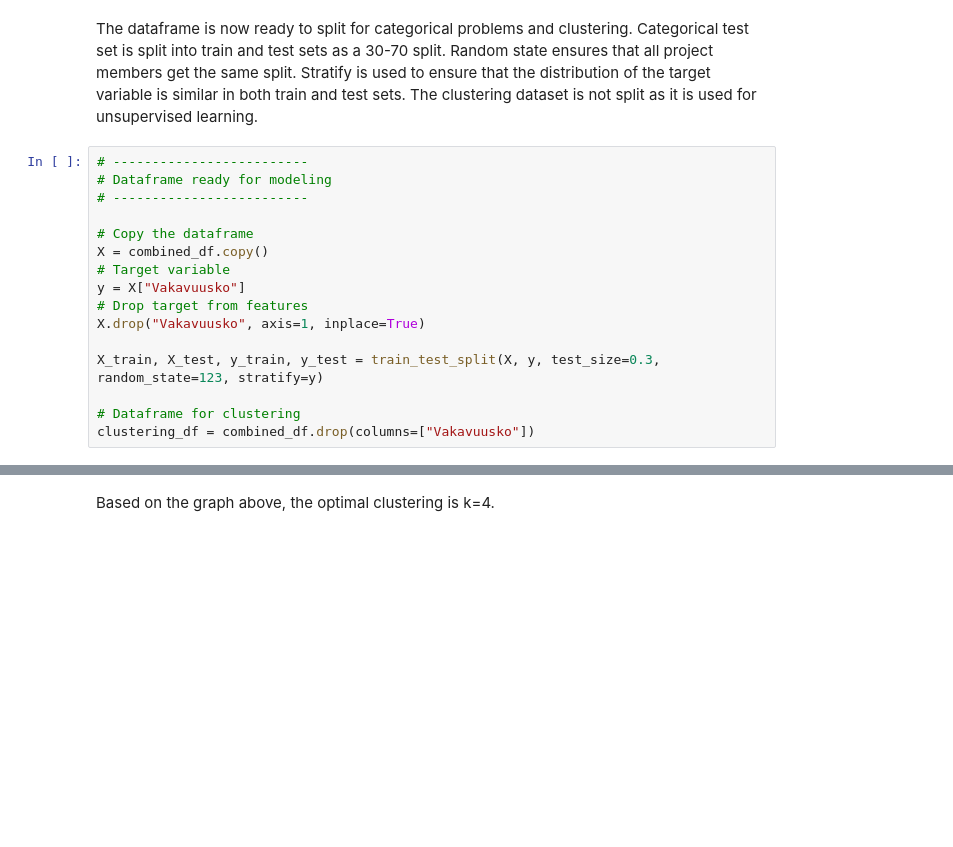
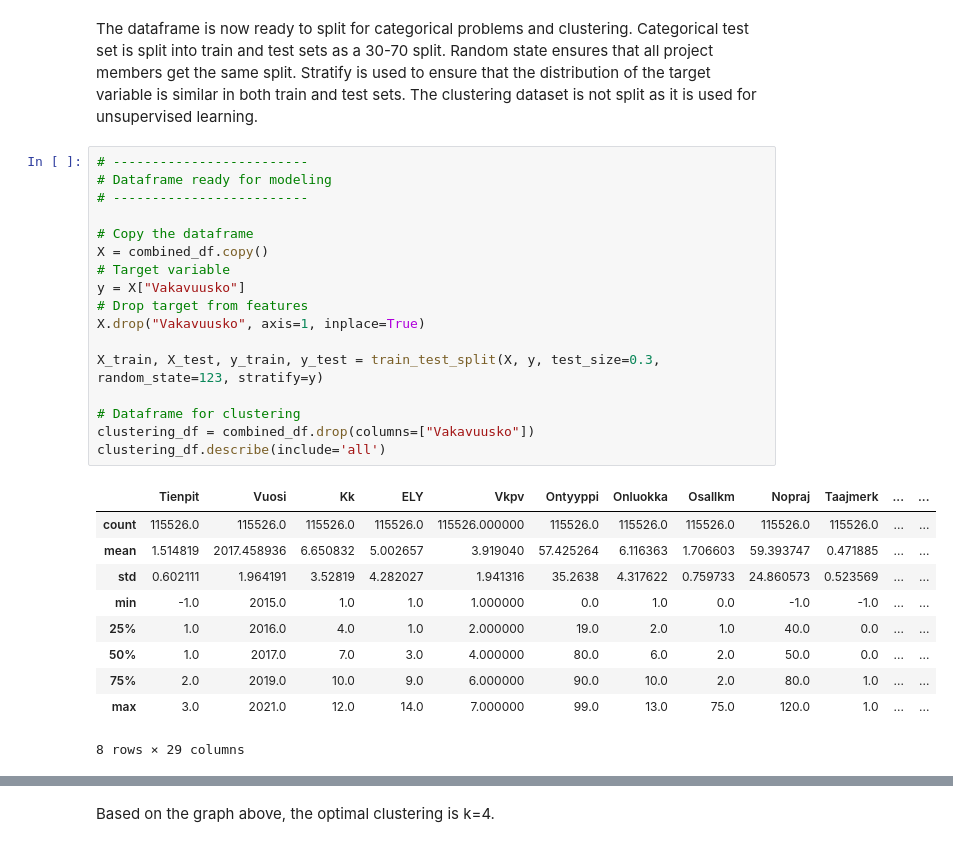
Before and after one commit to nealukumies/dml-project, a Jupyter notebook: traffic_accident_analysis.ipynb, the cells around one changed output, grey strips where cells are left out. Drawn from its saved outputs; the diff is of its cells as text; blank space fills up the shorter version.

```diff
--- a/traffic_accident_analysis.ipynb
+++ b/traffic_accident_analysis.ipynb
@@ -389,19 +389,31 @@ The dataframe is now ready to split for categorical problems and clustering. Cat
 # %%
 # -------------------------
 # Dataframe ready for modeling
 # -------------------------
 
 # Copy the dataframe
 X = combined_df.copy()
 # Target variable
 y = X["Vakavuusko"]
 # Drop target from features
 X.drop("Vakavuusko", axis=1, inplace=True)
 
 X_train, X_test, y_train, y_test = train_test_split(X, y, test_size=0.3, random_state=123, stratify=y)
 
 # Dataframe for clustering
 clustering_df = combined_df.drop(columns=["Vakavuusko"])
+clustering_df.describe(include='all')
+# %% [output]
+|  | Tienpit | Vuosi | Kk | ELY | Vkpv | Ontyyppi | Onluokka | Osallkm | Nopraj | Taajmerk | ... | ... |
+| count | 115526.0 | 115526.0 | 115526.0 | 115526.0 | 115526.000000 | 115526.0 | 115526.0 | 115526.0 | 115526.0 | 115526.0 | ... | ... |
+| mean | 1.514819 | 2017.458936 | 6.650832 | 5.002657 | 3.919040 | 57.425264 | 6.116363 | 1.706603 | 59.393747 | 0.471885 | ... | ... |
+| std | 0.602111 | 1.964191 | 3.52819 | 4.282027 | 1.941316 | 35.2638 | 4.317622 | 0.759733 | 24.860573 | 0.523569 | ... | ... |
+| min | -1.0 | 2015.0 | 1.0 | 1.0 | 1.000000 | 0.0 | 1.0 | 0.0 | -1.0 | -1.0 | ... | ... |
+| 25% | 1.0 | 2016.0 | 4.0 | 1.0 | 2.000000 | 19.0 | 2.0 | 1.0 | 40.0 | 0.0 | ... | ... |
+| 50% | 1.0 | 2017.0 | 7.0 | 3.0 | 4.000000 | 80.0 | 6.0 | 2.0 | 50.0 | 0.0 | ... | ... |
+| 75% | 2.0 | 2019.0 | 10.0 | 9.0 | 6.000000 | 90.0 | 10.0 | 2.0 | 80.0 | 1.0 | ... | ... |
+| max | 3.0 | 2021.0 | 12.0 | 14.0 | 7.000000 | 99.0 | 13.0 | 75.0 | 120.0 | 1.0 | ... | ... |
+8 rows × 29 columns
 # %%
 # Clustering model (initial testing)
 from sklearn.cluster import KMeans
```
Also changed, not shown: parts of 10 cells of this notebook.
